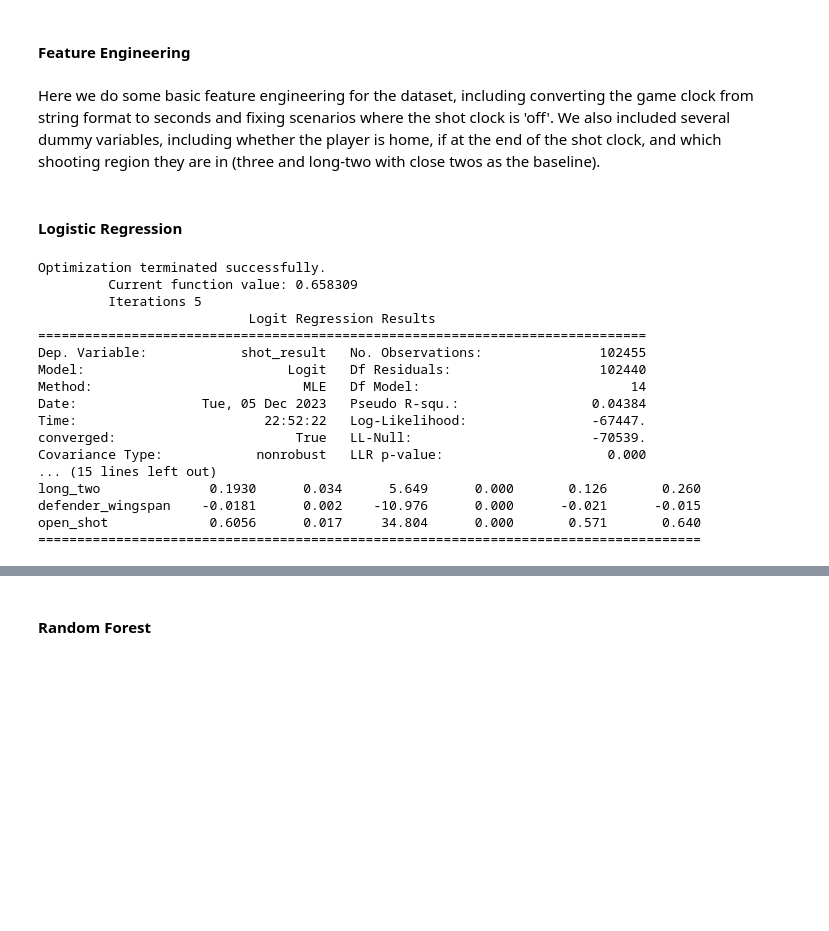
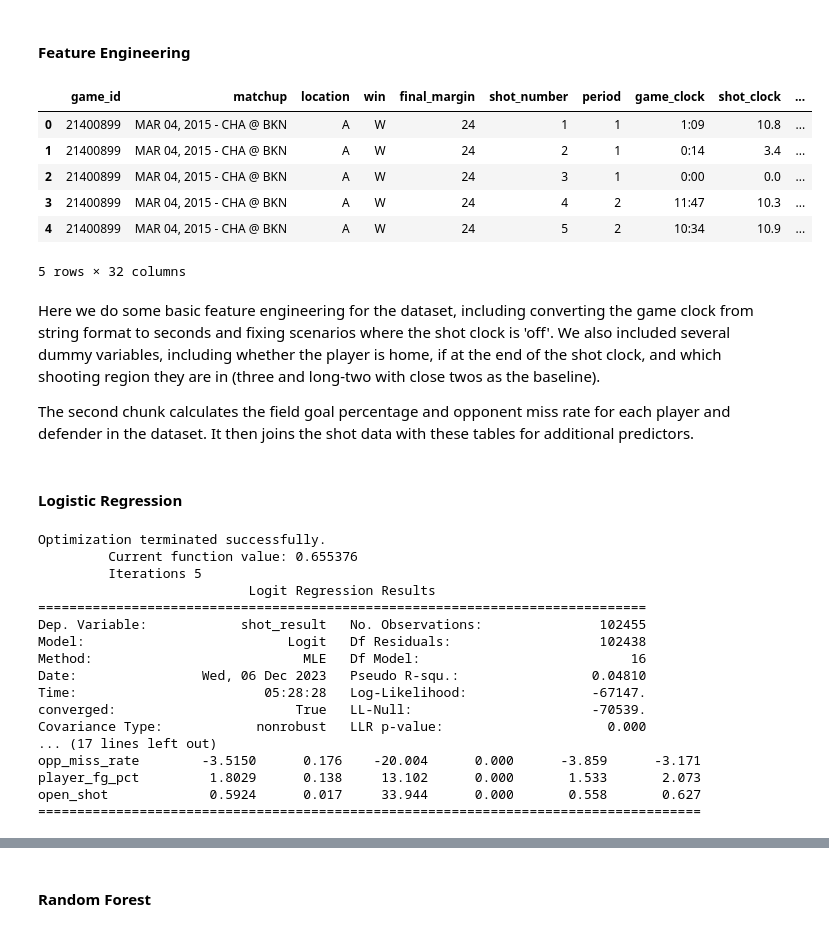
Before and after one commit to RyleeBuchert/Open-Shot, a Jupyter notebook: notebooks/open-shots-models.ipynb, the cells around one changed output, grey strips where cells are left out. Saved outputs shown, nothing was run; the diff lists cells and outputs as text; code cells hidden in the pictures; blank space fills up the shorter version.

```diff
--- a/notebooks/open-shots-models.ipynb
+++ b/notebooks/open-shots-models.ipynb
@@ -51,8 +51,37 @@ open_shots_df['long_two'] = open_shots_df.apply(lambda x: 1 if x['pts_type'] ==
 
 # Encode shot_result, 1 if 'made', 0 if 'missed'
 open_shots_df['shot_result'] = open_shots_df['shot_result'].apply(lambda x: 1 if x == 'made' else 0)
+# %%
+# Get goal percentage or opponent miss rate
+def calculate_rate(grouped_df, condition):
+    condition_count = (grouped_df['shot_result'] == condition).sum()
+    total_count = grouped_df['shot_result'].count()
+    if total_count == 0:
+        return 0
+    return condition_count / total_count
+
+# Calculating miss rate and field goal percentage
+miss_rate_df = open_shots_df.groupby('closest_defender_id').apply(calculate_rate, 0).to_frame('opp_miss_rate')
+fg_pct_df = open_shots_df.groupby('player_id').apply(calculate_rate, 1).to_frame('player_fg_pct')
+
+# Joining miss_rate_df and fg_pct_df with open_shots_df
+open_shots_df = open_shots_df.merge(miss_rate_df, left_on='closest_defender_id', right_index=True, how='left')
+open_shots_df = open_shots_df.merge(fg_pct_df, left_on='player_id', right_index=True, how='left')
+
+# Display the updated dataframe
+open_shots_df.head()
+# %% [output]
+|  | game_id | matchup | location | win | final_margin | shot_number | period | game_clock | shot_clock | ... |
+| 0 | 21400899 | MAR 04, 2015 - CHA @ BKN | A | W | 24 | 1 | 1 | 1:09 | 10.8 | ... |
+| 1 | 21400899 | MAR 04, 2015 - CHA @ BKN | A | W | 24 | 2 | 1 | 0:14 | 3.4 | ... |
+| 2 | 21400899 | MAR 04, 2015 - CHA @ BKN | A | W | 24 | 3 | 1 | 0:00 | 0.0 | ... |
+| 3 | 21400899 | MAR 04, 2015 - CHA @ BKN | A | W | 24 | 4 | 2 | 11:47 | 10.3 | ... |
+| 4 | 21400899 | MAR 04, 2015 - CHA @ BKN | A | W | 24 | 5 | 2 | 10:34 | 10.9 | ... |
+5 rows × 32 columns
 # %% [markdown]
 Here we do some basic feature engineering for the dataset, including converting the game clock from string format to seconds and fixing scenarios where the shot clock is 'off'. We also included several dummy variables, including whether the player is home, if at the end of the shot clock, and which shooting region they are in (three and long-two with close twos as the baseline).
+
+The second chunk calculates the field goal percentage and opponent miss rate for each player and defender in the dataset. It then joins the shot data with these tables for additional predictors.
 # %% [markdown]
 #### Logistic Regression
 # %%
@@ -60,7 +89,8 @@ Here we do some basic feature engineering for the dataset, including converting
 X = sm.add_constant(
     open_shots_df[['game_clock_sec', 'shot_clock', 'shot_clock_5', 'shot_clock_2',
                    'period', 'touch_time', 'dribbles', 'shot_number', 'home',
-                   'shot_dist', 'three', 'long_two', 'defender_wingspan', 'open_shot']]
+                   'shot_dist', 'three', 'long_two', 'defender_wingspan',
+                   'opp_miss_rate', 'player_fg_pct', 'open_shot']]
 )
 y = open_shots_df['shot_result']
 X_train, X_test, y_train, y_test = train_test_split(X, y, test_size=0.2, random_state=42)
@@ -73,21 +103,21 @@ result = logit_model.fit()
 print(result.summary())
 # %% [output]
 Optimization terminated successfully.
-         Current function value: 0.658309
+         Current function value: 0.655376
          Iterations 5
                            Logit Regression Results
 ==============================================================================
 Dep. Variable:            shot_result   No. Observations:               102455
-Model:                          Logit   Df Residuals:                   102440
-Method:                           MLE   Df Model:                           14
-Date:                Tue, 05 Dec 2023   Pseudo R-squ.:                 0.04384
-Time:                        22:52:22   Log-Likelihood:                -67447.
+Model:                          Logit   Df Residuals:                   102438
+Method:                           MLE   Df Model:                           16
+Date:                Wed, 06 Dec 2023   Pseudo R-squ.:                 0.04810
+Time:                        05:28:28   Log-Likelihood:                -67147.
 converged:                       True   LL-Null:                       -70539.
 Covariance Type:            nonrobust   LLR p-value:                     0.000
-... (15 lines left out)
-long_two              0.1930      0.034      5.649      0.000       0.126       0.260
-defender_wingspan    -0.0181      0.002    -10.976      0.000      -0.021      -0.015
-open_shot             0.6056      0.017     34.804      0.000       0.571       0.640
+... (17 lines left out)
+opp_miss_rate        -3.5150      0.176    -20.004      0.000      -3.859      -3.171
+player_fg_pct         1.8029      0.138     13.102      0.000       1.533       2.073
+open_shot             0.5924      0.017     33.944      0.000       0.558       0.627
 =====================================================================================
 # %%
 # Predicting the probabilities
```
Also changed, not shown: parts of 14 cells of this notebook, 4 other files.
